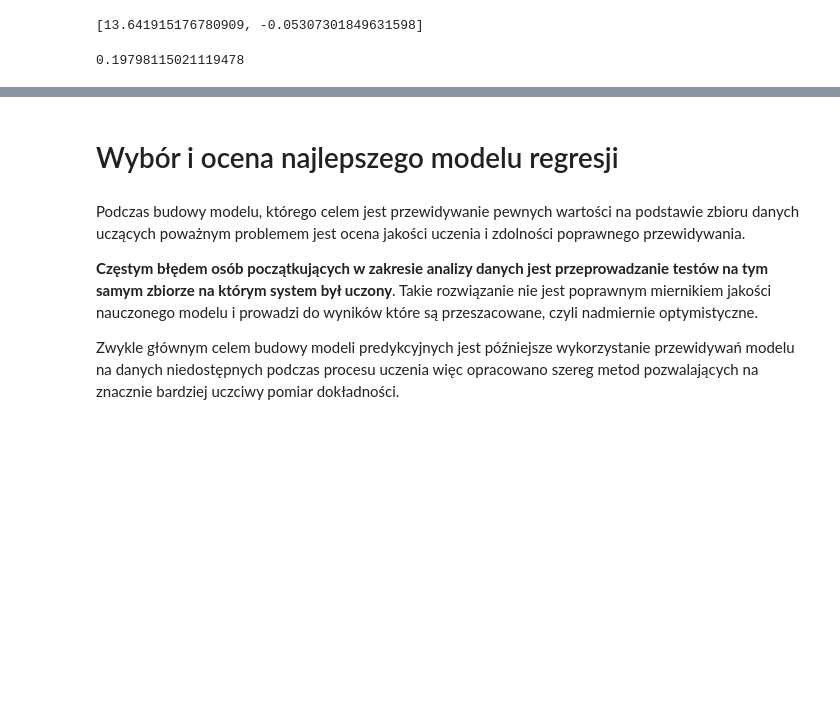
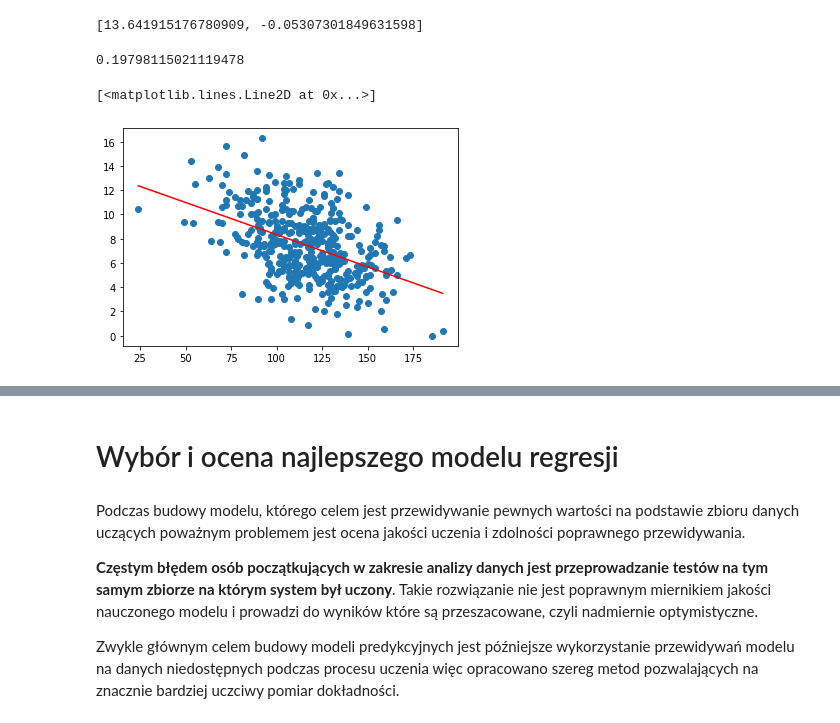
Before and after one commit to imatten/bootcamp_datascience, a Jupyter notebook: notebooks/04_regresja_liniowa/05_walidacja_modeli.ipynb, the cells around one changed output, grey strips where cells are left out. Cells and saved outputs as stored; diff of their text form; code cells hidden in the pictures; blank space fills up the shorter version.

```diff
--- a/notebooks/04_regresja_liniowa/05_walidacja_modeli.ipynb
+++ b/notebooks/04_regresja_liniowa/05_walidacja_modeli.ipynb
@@ -115,0 +116,8 @@ plt.scatter()
+# %%
+plt.scatter(X.Price, y)
+xx = np.linspace(X.Price.min(), X.Price.max(), 1000)
+yy = lm1.coef_[1] * xx + lm1.intercept_
+plt.plot(xx, yy, "r-")
+# %% [output]
+[<matplotlib.lines.Line2D at 0x...>]
+[figure, added]
```
Also changed, not shown: parts of 6 cells of this notebook.
